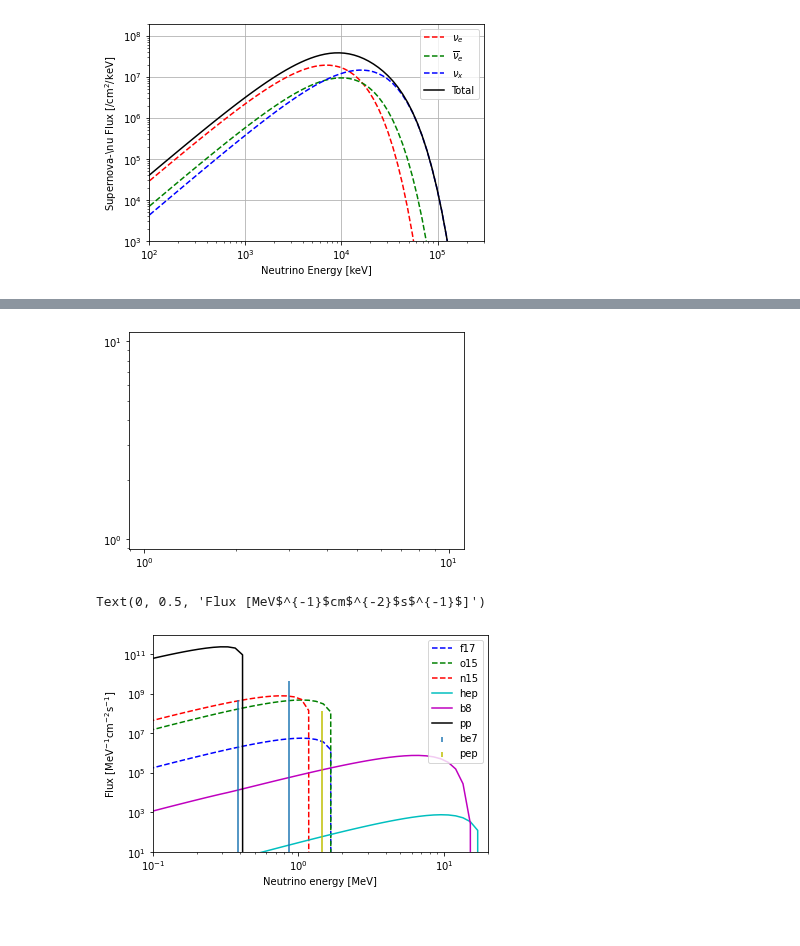
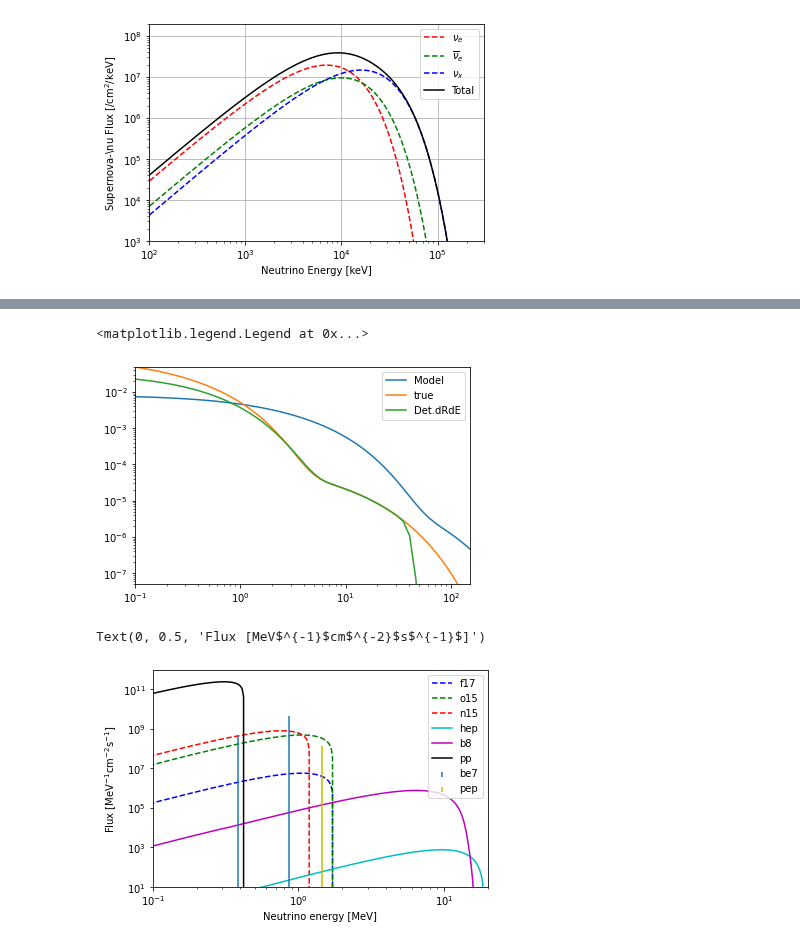
Before and after one commit to mjzurowski/sgm, a Jupyter notebook: Neutrino-test.ipynb, the cells around one changed output, grey strips where cells are left out. Cells and saved outputs as stored; diff of their text form; code cells hidden in the pictures.

```diff
--- a/Neutrino-test.ipynb
+++ b/Neutrino-test.ipynb
@@ -15,10 +15,11 @@ Det = DAMA()
 Model = SNv()
 # %%
 ## Supernova neutrino flux
-Ev = np.logspace(1,6,100) # Supernova neutrino energy, units of keV
-flux_electron_nu = Model.Flux_neutrino( Ev, 'e')
-flux_electron_antinu = Model.Flux_neutrino( Ev, 'ea')
-flux_x = Model.Flux_neutrino( Ev, 'x')
+Ev = np.logspace(1,6,500) # Supernova neutrino energy, units of [keV]
+Ev_eV = Ev*keV
+flux_electron_nu = Model.Flux_neutrino( Ev_eV, 'e')*keV #[/cm2/keV]
+flux_electron_antinu = Model.Flux_neutrino( Ev_eV, 'ea')*keV #[/cm2/keV]
+flux_x = Model.Flux_neutrino( Ev_eV, 'x')*keV #[/cm2/keV]
 flux_total = flux_electron_nu + flux_electron_antinu + flux_x
 # %%
 ## Supernova neutrino flux
@@ -76,0 +60,19 @@ plt.legend()
+# %%
+from targets.ge import Ge
+from targets.si import Si
+from targets.xe import Xe
+ER = np.logspace(-3,3,100) # Nuclear recoil energy, units of keV
+ER_eV = ER*keV
+T_Ge=Ge()
+plt.plot(ER,[Model.dRdER(T_Ge,Ev_eV,ERi)*keV for ERi in ER_eV],label='Ge')
+T_Si=Si()
+plt.plot(ER,[Model.dRdER(T_Si,Ev_eV,ERi)*keV for ERi in ER_eV],label='Si')
+T_Xe=Xe()
+plt.plot(ER,[Model.dRdER(T_Xe,Ev_eV,ERi)*keV for ERi in ER_eV],label='Xe')
+plt.xscale('log')
+plt.yscale('log')
+plt.legend()
+plt.xlim(1e-1,1.5e2)
+plt.ylim(5e-8, 5e-2)
+plt.xlabel(r"Nuclear recoil energy [keV]")
+plt.ylabel(r"Counts [/kg/keV]")
@@ -77,20 +82,23 @@ plt.legend()
 # %%
-## With DAMA detector response, need to be fixed
-ER = np.logspace(-2,3,100) # Nuclear recoil energy, units of keV
+## With DAMA detector response
 def DMRate(T,ER):
     ## DM rate defined with SHM
-    return Model.dRdER(T,Ev,ER)
+    return Model.dRdER(T,Ev_eV,ER)
 ## Supernova neutrino flux
-#ER = np.logspace(-2,2,100) # observed energy, units of keV_ee
-#plt.plot(ER,[Det.dRdE(DMRate,ERi) for ERi in ER])
+plt.plot(ER,[Model.dRdER(T[0],Ev_eV,ERi)*T[0].mT()/Det.DetMass()*keV+Model.dRdER(T[1],Ev_eV,ERi)*T[1].mT()/Det.DetMass()*keV for ERi in ER_eV],label='Model')
+plt.plot(ER,[Det.dRdE_True(DMRate,ERi)*keV for ERi in ER],label='true')
+plt.plot(ER,[Det.dRdE(DMRate,ERi)*keV for ERi in ER],label='Det.dRdE')
+
 plt.xscale('log')
 plt.yscale('log')
-#plt.xlim(1e-1,1.5e2)
-#plt.ylim(5e-8, 5e-2)
+plt.xlim(1e-1,1.5e2)
+plt.ylim(5e-8, 5e-2)
+plt.legend()
 # %% [output]
+<matplotlib.legend.Legend at 0x...>
-[figure, old version]
+[figure, new version]
 # %%
-Ev = np.logspace(1,6,100) # Supernova neutrino energy, units of keV
+#solar neutrino spectrum,
 f17NDist = SolarNDist("f17",0.0005912e10)
 o15NDist = SolarNDist("o15",0.05031e10)
 n13NDist = SolarNDist("n13",0.05712e10)
@@ -100,14 +108,16 @@ be7_384NDist = SolarNDist("be7_384",0.4857e10*0.103)
 be7_861NDist = SolarNDist("be7_861",0.4857e10*0.897)
 ppNDist = SolarNDist("pp",5.938e10)
 
-plt.plot(Ev/1e3,f17NDist.dist(Ev/1e3),label='f17',linestyle='--',color='b')
-plt.plot(Ev/1e3,o15NDist.dist(Ev/1e3),label='o15',linestyle='--',color='g')
-plt.plot(Ev/1e3,n13NDist.dist(Ev/1e3),label='n15',linestyle='--',color='r')
-plt.plot(Ev/1e3,hepNDist.dist(Ev/1e3),label='hep',color='c')
-plt.plot(Ev/1e3,b8NDist.dist(Ev/1e3),label='b8',color='m')
+Ev_MeV=Ev*keV/MeV
+
+plt.plot(Ev_MeV,f17NDist.dist(Ev_MeV),label='f17',linestyle='--',color='b')
+plt.plot(Ev_MeV,o15NDist.dist(Ev_MeV),label='o15',linestyle='--',color='g')
+plt.plot(Ev_MeV,n13NDist.dist(Ev_MeV),label='n15',linestyle='--',color='r')
+plt.plot(Ev_MeV,hepNDist.dist(Ev_MeV),label='hep',color='c')
+plt.plot(Ev_MeV,b8NDist.dist(Ev_MeV),label='b8',color='m')
 plt.stem([384.3/1e3,861.8/1e3],np.array([0.103,0.897])*0.4857e10,label='be7',markerfmt=' ',basefmt=" ")
 plt.stem(1442/1e3,0.01401e10,'y',label='pep', markerfmt=' ',basefmt=" ")
-plt.plot(Ev/1e3,ppNDist.dist(Ev/1e3),label='pp',color='k')
+plt.plot(Ev_MeV,ppNDist.dist(Ev_MeV),label='pp',color='k')
 plt.xscale('log')
 plt.yscale('log')
 plt.legend()
@@ -117,5 +127,5 @@ plt.xlabel(r"Neutrino energy [MeV]")
 plt.ylabel(r"Flux [MeV$^{-1}$cm$^{-2}$s$^{-1}$]")
 # %% [output]
 Text(0, 0.5, 'Flux [MeV$^{-1}$cm$^{-2}$s$^{-1}$]')
-[figure, old version]
+[figure, new version]
 # %%
```
Also changed, not shown: parts of 7 cells of this notebook, 7 other files.
